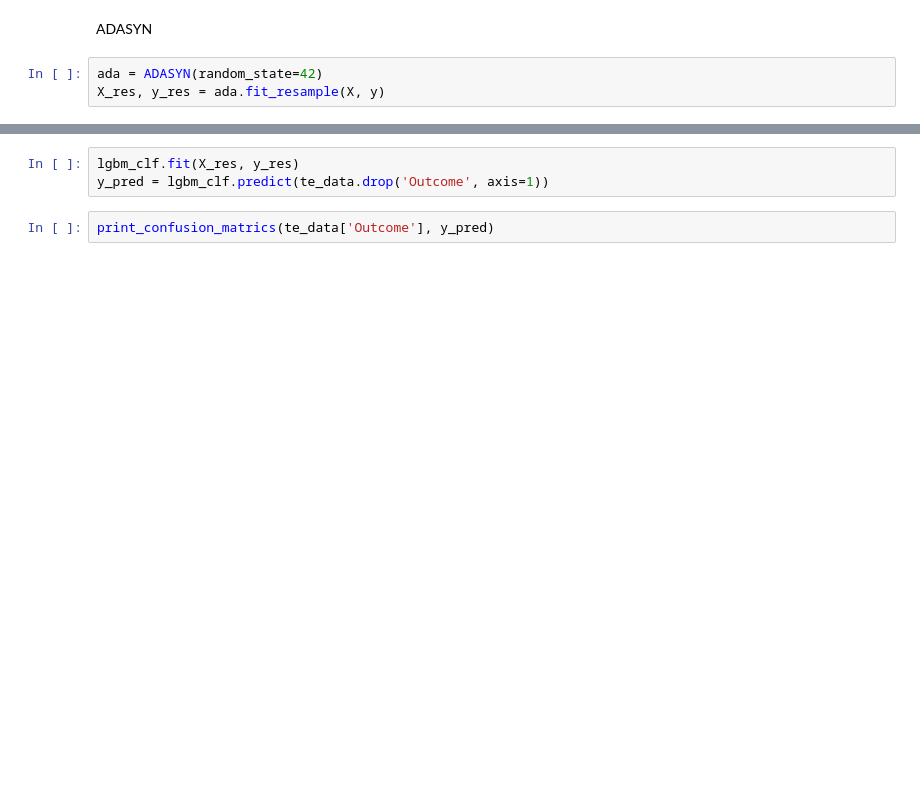
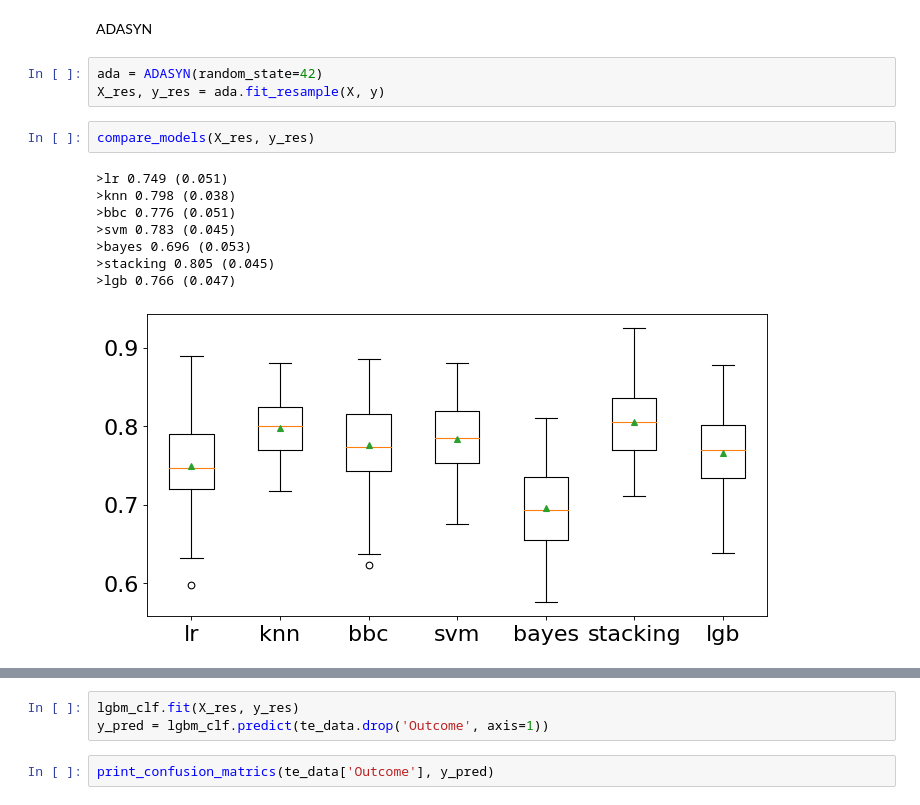
Before and after one commit to DenisKochetov/PIMA-dataset, a Jupyter notebook: pima.ipynb, the cells around one changed output, grey strips where cells are left out. Cells and saved outputs as stored; diff of their text form; blank space fills up the shorter version.

```diff
--- a/pima.ipynb
+++ b/pima.ipynb
@@ -521,6 +555,17 @@ ADASYN
 # %%
 ada = ADASYN(random_state=42)
 X_res, y_res = ada.fit_resample(X, y)
+# %%
+compare_models(X_res, y_res)
+# %% [output]
+>lr 0.749 (0.051)
+>knn 0.798 (0.038)
+>bbc 0.776 (0.051)
+>svm 0.783 (0.045)
+>bayes 0.696 (0.053)
+>stacking 0.805 (0.045)
+>lgb 0.766 (0.047)
+[figure, added]
 # %%
 # get the models to evaluate
 models = get_models()
```
Also changed, not shown: parts of 28 cells of this notebook.
